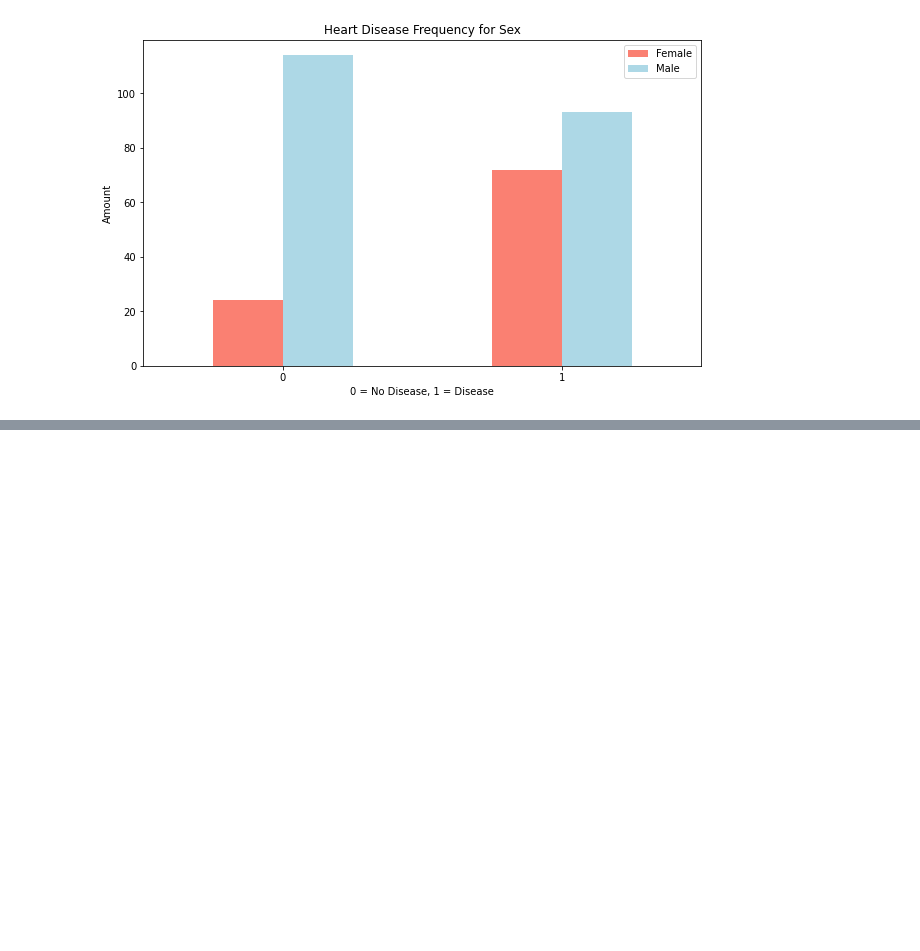
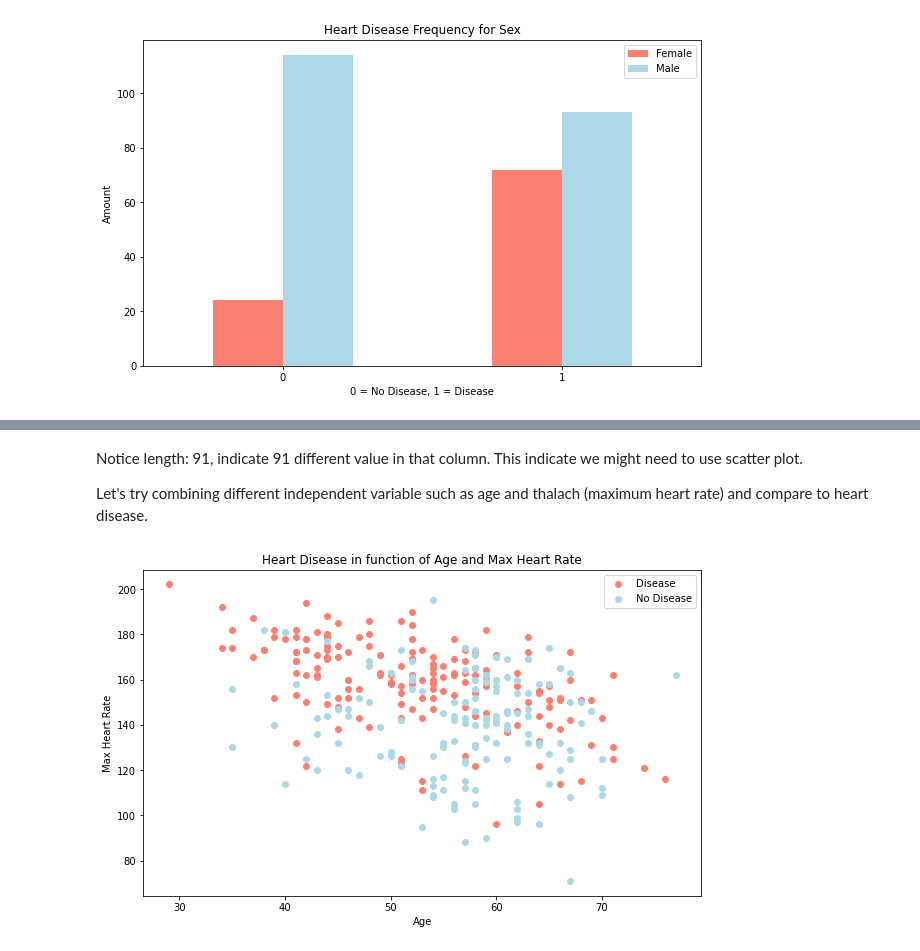
Before and after one commit to BensonFeng/heart-disease-project, a Jupyter notebook: notebook/heart-disease-classification.ipynb, the cells around one changed output, grey strips where cells are left out. Drawn from its saved outputs; the diff is of its cells as text; code cells hidden in the pictures; blank space fills up the shorter version.

Commit message:
age vs heart rate & heart disease frequency per chest pain type

```diff
--- a/notebook/heart-disease-classification.ipynb
+++ b/notebook/heart-disease-classification.ipynb
@@ -147,0 +167,25 @@ plt.xticks(rotation=0); # keep the labels on the x-axis vertical
+# %% [markdown]
+Notice length: 91, indicate 91 different value in that column. This indicate we might need to use scatter plot.
+
+Let's try combining different independent variable such as age and thalach (maximum heart rate) and compare to heart disease.
+# %%
+# Create another figure
+plt.figure(figsize=(10,6))
+
+# Start with positve examples
+plt.scatter(df.age[df.target==1], # Keep age where target = 1
+            df.thalach[df.target==1],
+            c="salmon") # define it as a scatter figure
+
+# Now for negative examples, we want them on the same plot, so we call plt again
+plt.scatter(df.age[df.target==0],
+            df.thalach[df.target==0],
+            c="lightblue") # axis always come as (x, y)
+
+# Add some helpful info
+plt.title("Heart Disease in function of Age and Max Heart Rate")
+plt.xlabel("Age")
+plt.legend(["Disease", "No Disease"])
+plt.ylabel("Max Heart Rate");
+# %% [output]
+[figure, added]
```
Also changed, not shown: parts of 11 cells of this notebook.
